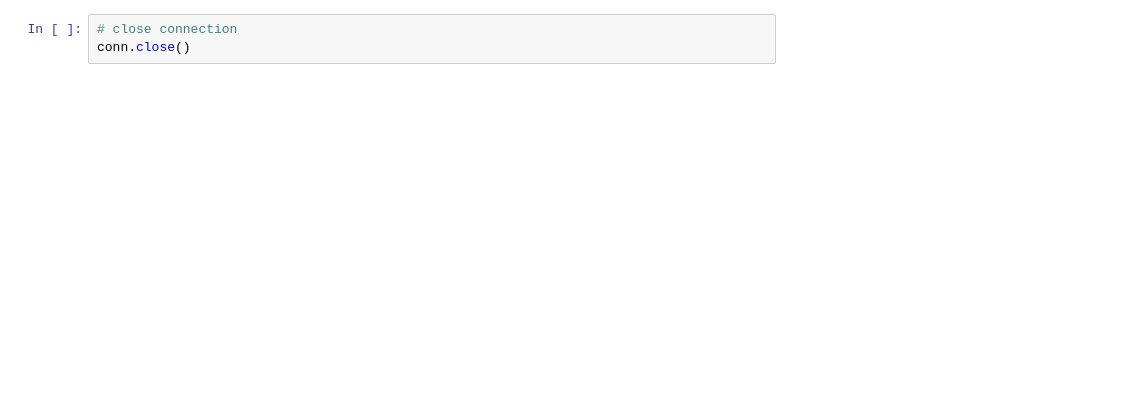
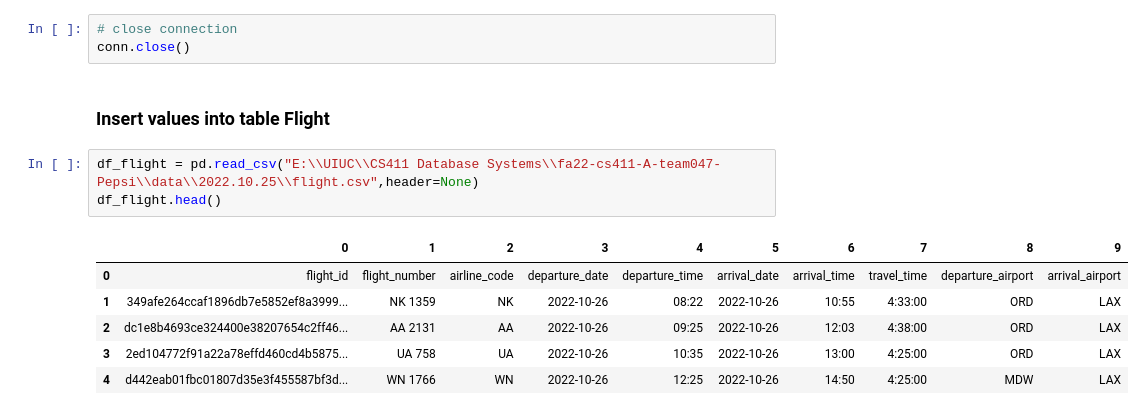
Before and after one commit to kurt980/HistoFlight2023, a Jupyter notebook: mysql/connectmysql.ipynb, the cells around one changed output. Cells and saved outputs as stored; diff of their text form; blank space fills up the shorter version.

```diff
--- a/mysql/connectmysql.ipynb
+++ b/mysql/connectmysql.ipynb
@@ -256,3 +213,15 @@ save(df_ticket)
 # %%
 # close connection
 conn.close()
+# %% [markdown]
+### Insert values into table Flight
+# %%
+df_flight = pd.read_csv("E:\\UIUC\\CS411 Database Systems\\fa22-cs411-A-team047-Pepsi\\data\\2022.10.25\\flight.csv",header=None)
+df_flight.head()
+# %% [output]
+|  | 0 | 1 | 2 | 3 | 4 | 5 | 6 | 7 | 8 | 9 |
+| 0 | flight_id | flight_number | airline_code | departure_date | departure_time | arrival_date | arrival_time | travel_time | departure_airport | arrival_airport |
+| 1 | 349afe264ccaf1896db7e5852ef8a3999... | NK 1359 | NK | 2022-10-26 | 08:22 | 2022-10-26 | 10:55 | 4:33:00 | ORD | LAX |
+| 2 | dc1e8b4693ce324400e38207654c2ff46... | AA 2131 | AA | 2022-10-26 | 09:25 | 2022-10-26 | 12:03 | 4:38:00 | ORD | LAX |
+| 3 | 2ed104772f91a22a78effd460cd4b5875... | UA 758 | UA | 2022-10-26 | 10:35 | 2022-10-26 | 13:00 | 4:25:00 | ORD | LAX |
+| 4 | d442eab01fbc01807d35e3f455587bf3d... | WN 1766 | WN | 2022-10-26 | 12:25 | 2022-10-26 | 14:50 | 4:25:00 | MDW | LAX |
```
Also changed, not shown: parts of 17 cells of this notebook, 2 other files.
